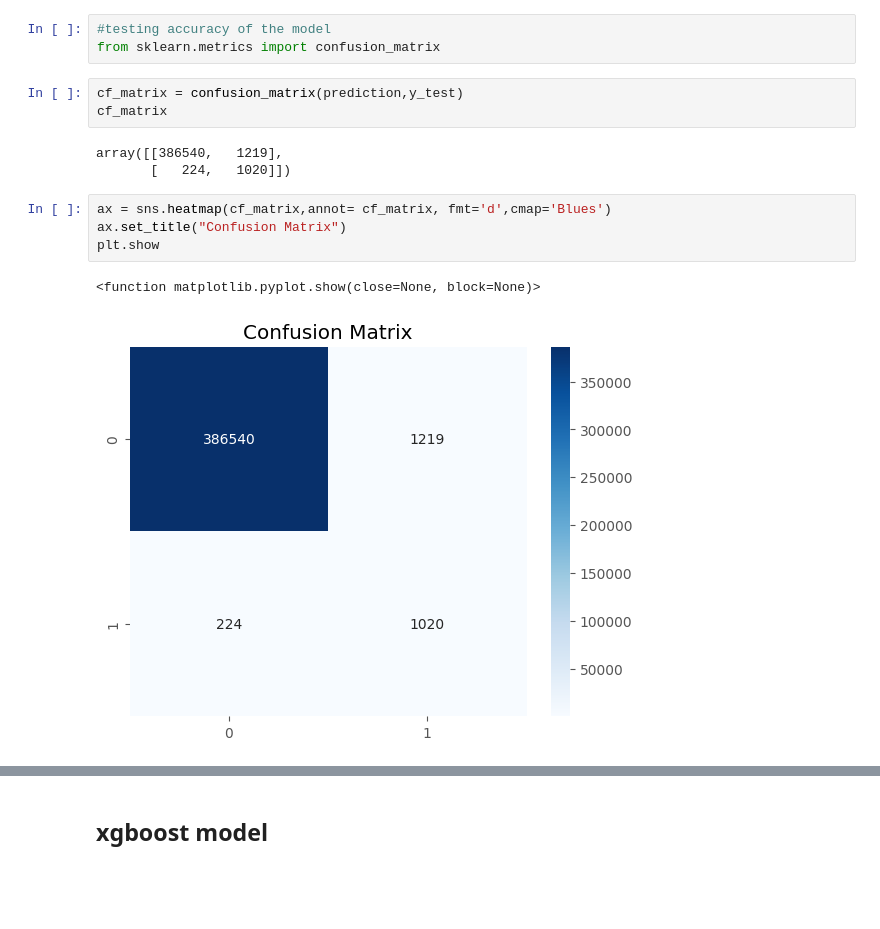
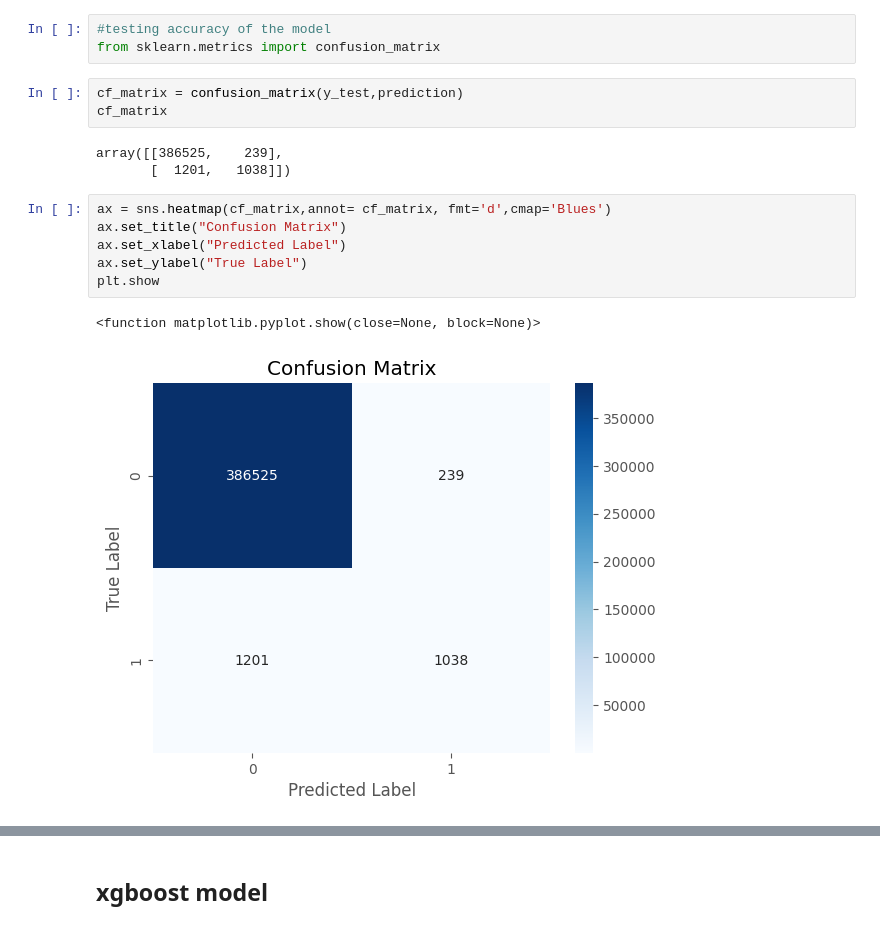
Before and after one commit to octavaridum/Fraud-Transaction-Detection, a Jupyter notebook: Fraud_Detection.ipynb, the cells around one changed output, grey strips where cells are left out. Saved outputs shown, nothing was run; the diff lists cells and outputs as text; blank space fills up the shorter version.

Commit message:
Corrected test and prediction order

```diff
--- a/Fraud_Detection.ipynb
+++ b/Fraud_Detection.ipynb
@@ -299,18 +299,20 @@ array([0, 0, 0, ..., 0, 0, 0])
 #testing accuracy of the model
 from sklearn.metrics import confusion_matrix
 # %%
-cf_matrix = confusion_matrix(prediction,y_test)
+cf_matrix = confusion_matrix(y_test,prediction)
 cf_matrix
 # %% [output]
-array([[386540,   1219],
-       [   224,   1020]])
+array([[386525,    239],
+       [  1201,   1038]])
 # %%
 ax = sns.heatmap(cf_matrix,annot= cf_matrix, fmt='d',cmap='Blues')
 ax.set_title("Confusion Matrix")
+ax.set_xlabel("Predicted Label")
+ax.set_ylabel("True Label")
 plt.show
 # %% [output]
 <function matplotlib.pyplot.show(close=None, block=None)>
-[figure, old version]
+[figure, new version]
 # %%
 from sklearn.metrics import classification_report
 print(classification_report(y_test,prediction))
```
Also changed, not shown: parts of 8 cells of this notebook.
